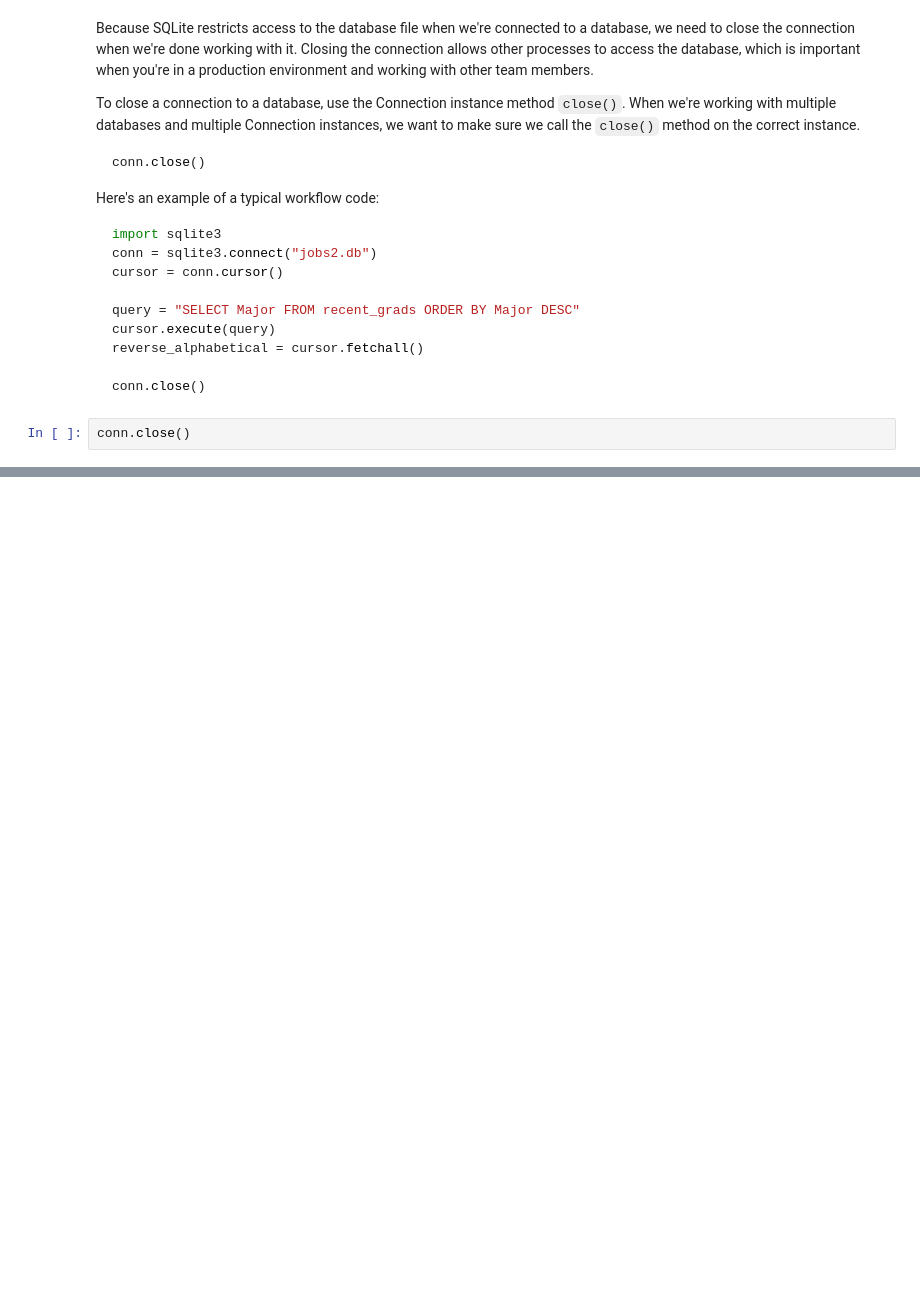
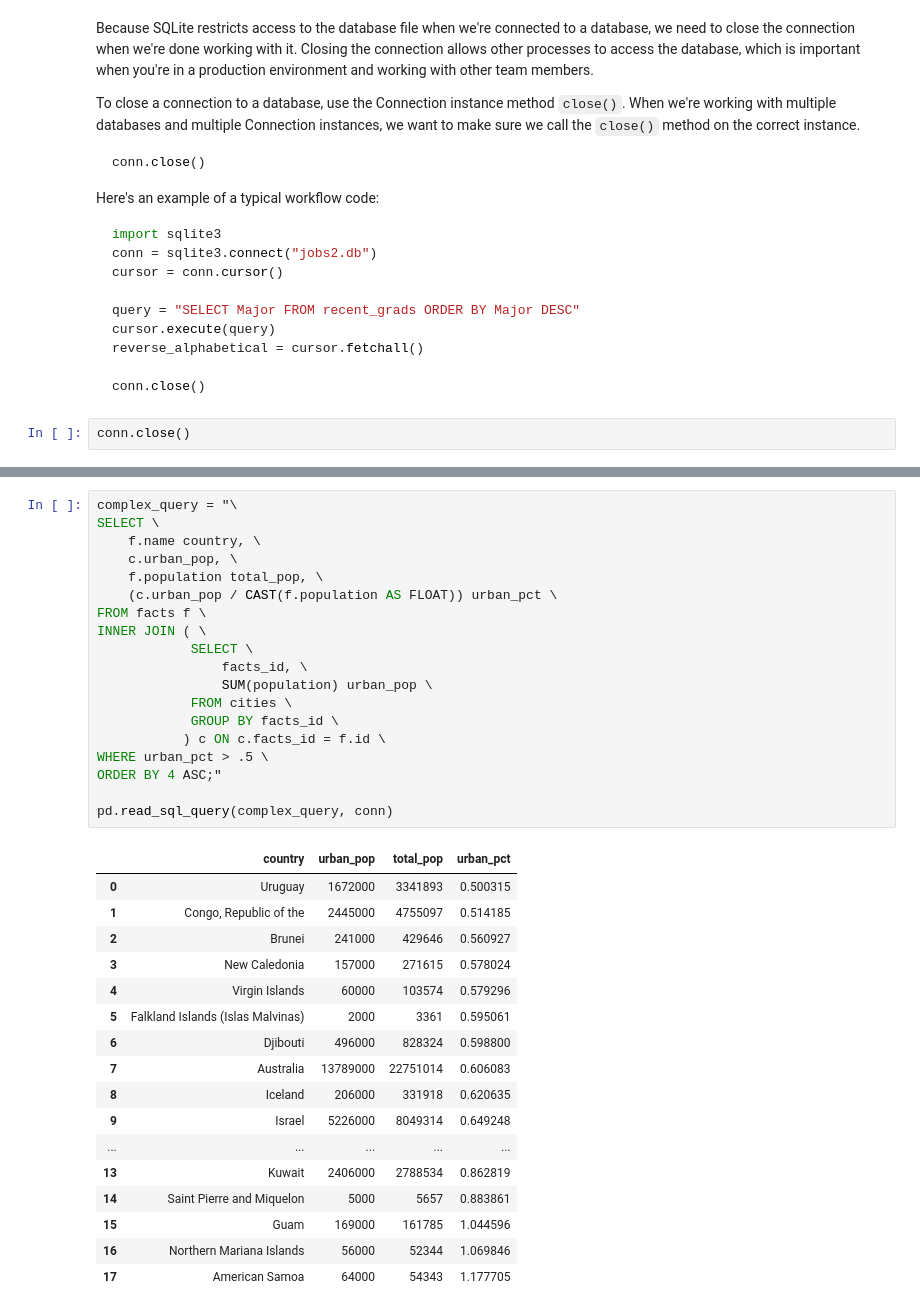
Before and after one commit to LZNEWT00Z/conspectuses, a Jupyter notebook: dataquest/[SQL] SQL Fundamentals.ipynb, the cells around one changed output, grey strips where cells are left out. Cells and saved outputs as stored; diff of their text form; blank space fills up the shorter version.

```diff
--- a/dataquest/[SQL] SQL Fundamentals.ipynb
+++ b/dataquest/[SQL] SQL Fundamentals.ipynb
@@ -1199,0 +1979,37 @@ conn.close()
+# %%
+complex_query = "\
+SELECT \
+    f.name country, \
+    c.urban_pop, \
+    f.population total_pop, \
+    (c.urban_pop / CAST(f.population AS FLOAT)) urban_pct \
+FROM facts f \
+INNER JOIN ( \
+            SELECT \
+                facts_id, \
+                SUM(population) urban_pop \
+            FROM cities \
+            GROUP BY facts_id \
+           ) c ON c.facts_id = f.id \
+WHERE urban_pct > .5 \
+ORDER BY 4 ASC;"
+
+pd.read_sql_query(complex_query, conn)
+# %% [output]
+|  | country | urban_pop | total_pop | urban_pct |
+| 0 | Uruguay | 1672000 | 3341893 | 0.500315 |
+| 1 | Congo, Republic of the | 2445000 | 4755097 | 0.514185 |
+| 2 | Brunei | 241000 | 429646 | 0.560927 |
+| 3 | New Caledonia | 157000 | 271615 | 0.578024 |
+| 4 | Virgin Islands | 60000 | 103574 | 0.579296 |
+| 5 | Falkland Islands (Islas Malvinas) | 2000 | 3361 | 0.595061 |
+| 6 | Djibouti | 496000 | 828324 | 0.598800 |
+| 7 | Australia | 13789000 | 22751014 | 0.606083 |
+| 8 | Iceland | 206000 | 331918 | 0.620635 |
+| 9 | Israel | 5226000 | 8049314 | 0.649248 |
+| ... | ... | ... | ... | ... |
+| 13 | Kuwait | 2406000 | 2788534 | 0.862819 |
+| 14 | Saint Pierre and Miquelon | 5000 | 5657 | 0.883861 |
+| 15 | Guam | 169000 | 161785 | 1.044596 |
+| 16 | Northern Mariana Islands | 56000 | 52344 | 1.069846 |
+| 17 | American Samoa | 64000 | 54343 | 1.177705 |
```
Also changed, not shown: parts of 240 cells of this notebook.
